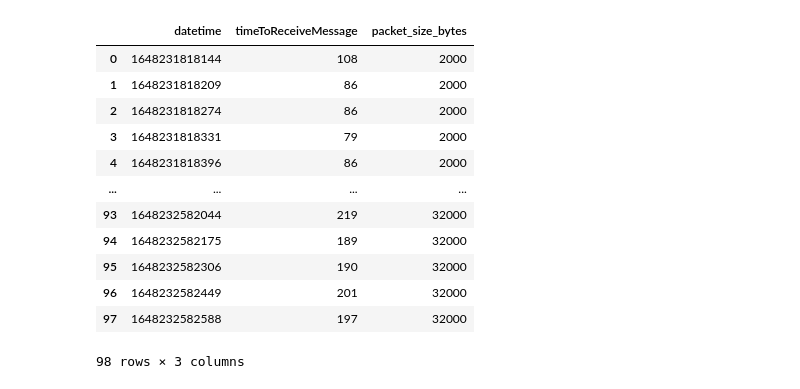
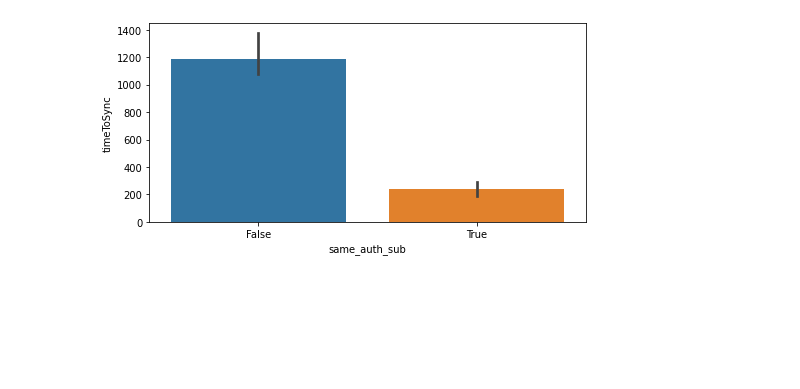
Before and after one commit to jameseoconnor/meng-project-iota-saev, a Jupyter notebook: analysis/Untitled1.ipynb, the cells around one changed output. Cells and saved outputs as stored; diff of their text form; code cells hidden in the pictures; blank space fills up the shorter version.

```diff
--- a/analysis/Untitled1.ipynb
+++ b/analysis/Untitled1.ipynb
@@ -30,16 +26,12 @@ df_iota
-# %%
-df_node
-# %% [output]
-|  | datetime | timeToReceiveMessage | packet_size_bytes |
-| 0 | 1648231818144 | 108 | 2000 |
-| 1 | 1648231818209 | 86 | 2000 |
-| 2 | 1648231818274 | 86 | 2000 |
-| 3 | 1648231818331 | 79 | 2000 |
-| 4 | 1648231818396 | 86 | 2000 |
-| ... | ... | ... | ... |
-| 93 | 1648232582044 | 219 | 32000 |
-| 94 | 1648232582175 | 189 | 32000 |
-| 95 | 1648232582306 | 190 | 32000 |
-| 96 | 1648232582449 | 201 | 32000 |
-| 97 | 1648232582588 | 197 | 32000 |
-98 rows × 3 columns
+# %%
+import seaborn as sns
+# who v/s fare barplot
+
+sns.barplot(x = 'same_auth_sub',
+            y = 'timeToSync',
+            data = df_iota)
+
+# Show the plot
+plt.show()
+# %% [output]
+[figure, added]
```
Also changed, not shown: parts of 7 cells of this notebook, 31 other files.
